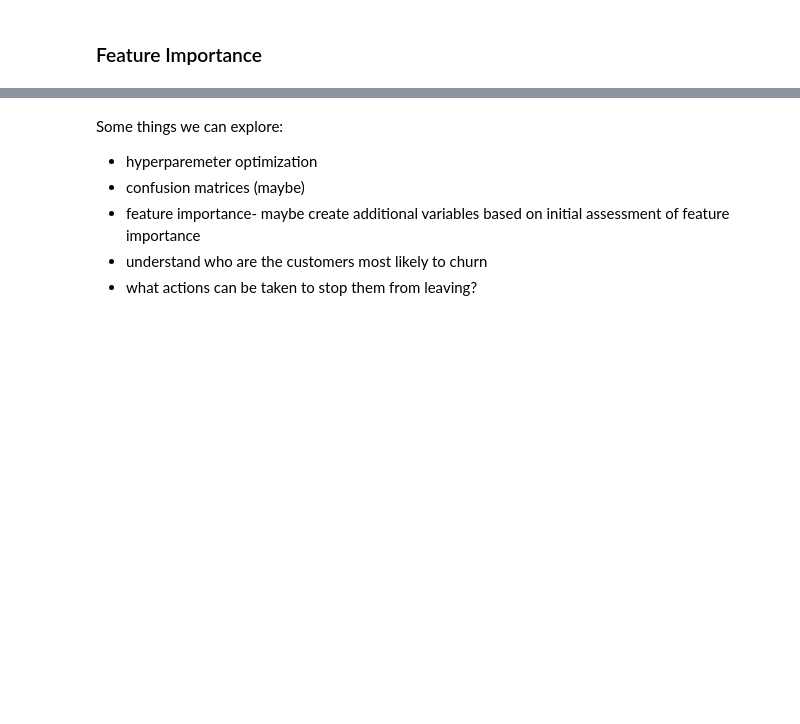
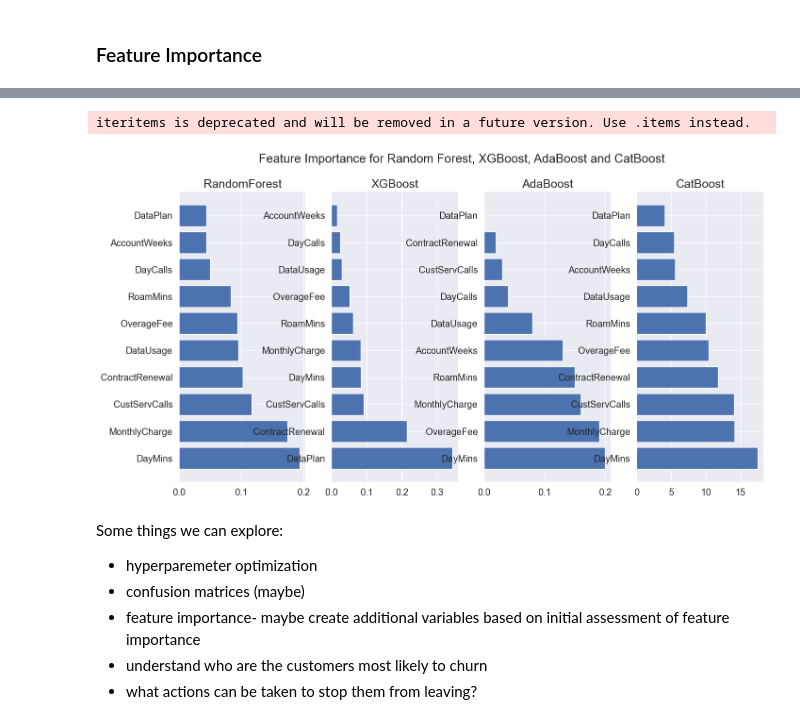
Before and after one commit to luisquinonesPR/ML_Tree_Models, a Jupyter notebook: tree_models.ipynb, the cells around one changed output, grey strips where cells are left out. Cells and saved outputs as stored; diff of their text form; code cells hidden in the pictures; blank space fills up the shorter version.

```diff
--- a/tree_models.ipynb
+++ b/tree_models.ipynb
@@ -213,8 +214,4 @@ What makes an unhappy customer:
 # %% [markdown]
 ### Prepare df for models
 # %%
-#define X and y
-X = df.iloc[:,1:]
-y = df.iloc[:,0]
-
 X_train, X_test, y_train, y_test = sklearn.model_selection.train_test_split(X, y, test_size=0.3, random_state=1, stratify=y)
@@ -300,33 +590,36 @@ plt.show()
 # %%
 #Not sure how to get feature importance from cross_val_score above, so i am fitting the rf model to the X and y data to generate feature importances.
 
 
 #DF of Feature importance for random forest
-rf_feature_importance = pd.DataFrame(rf.fit(X, y).feature_importances_, index=X.columns, columns=['Importance']).sort_values(by='Importance', ascending=False)
+rf_feature_importance = pd.DataFrame(rf.fit(X_train, y_train).feature_importances_, index=X.columns, columns=['Importance']).sort_values(by='Importance', ascending=False)
 
 #DF of Feature importance for XGBoost
-xgb_feature_importance = pd.DataFrame(xgb_model.fit(X, y).feature_importances_, index=X.columns, columns=['Importance']).sort_values(by='Importance', ascending=False)
+xgb_feature_importance = pd.DataFrame(xgb_model.fit(X_train, y_train).feature_importances_, index=X.columns, columns=['Importance']).sort_values(by='Importance', ascending=False)
 
 #DF of Feature importance for AdaBoost
-ada_feature_importance = pd.DataFrame(ada_model.fit(X, y).feature_importances_, index=X.columns, columns=['Importance']).sort_values(by='Importance', ascending=False)
+ada_feature_importance = pd.DataFrame(ada_model.fit(X_train, y_train).feature_importances_, index=X.columns, columns=['Importance']).sort_values(by='Importance', ascending=False)
 
 #DF of Feature importance for CatBoost
-cat_feature_importance = pd.DataFrame(cat_model.fit(X, y).feature_importances_, index=X.columns, columns=['Importance']).sort_values(by='Importance', ascending=False)
+cat_feature_importance = pd.DataFrame(cat_model.fit(X_train, y_train).feature_importances_, index=X.columns, columns=['Importance']).sort_values(by='Importance', ascending=False)
 
 #plot results of feature importance
 fig, axes = plt.subplots(1, 4, figsize=(16,8))
 axes[0].barh(rf_feature_importance.index, rf_feature_importance.Importance)
 axes[1].barh(xgb_feature_importance.index, xgb_feature_importance.Importance)
 axes[2].barh(ada_feature_importance.index, ada_feature_importance.Importance)
 axes[3].barh(cat_feature_importance.index, cat_feature_importance.Importance)
 axes[0].set_title('RandomForest', fontsize=18)
 axes[1].set_title('XGBoost', fontsize=18)
 axes[2].set_title('AdaBoost', fontsize=18)
 axes[3].set_title('CatBoost', fontsize=18)
 fig.suptitle('Feature Importance for Random Forest, XGBoost, AdaBoost and CatBoost')
 plt.show()
 
 #I find it interesting that the two models have different variables they consider important. Especially DataPlan! Did I do this wrong or something lol
+# %% [output]
+iteritems is deprecated and will be removed in a future version. Use .items instead.
+[figure, added]
 # %% [markdown]
 Some things we can explore:
 - hyperparemeter optimization
```
Also changed, not shown: parts of 16 cells of this notebook.
